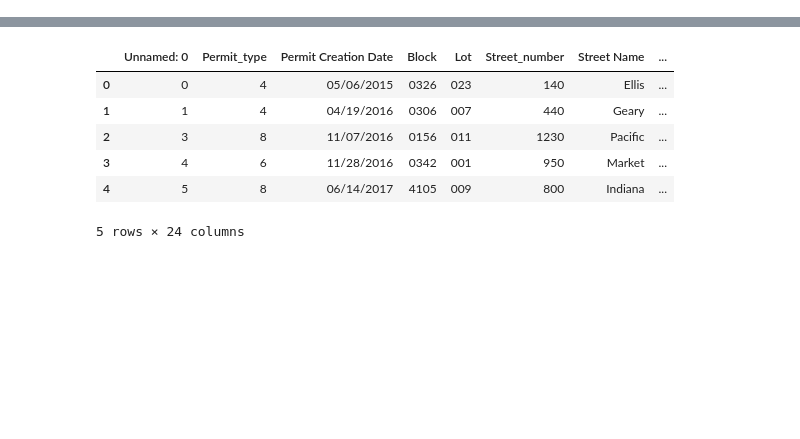
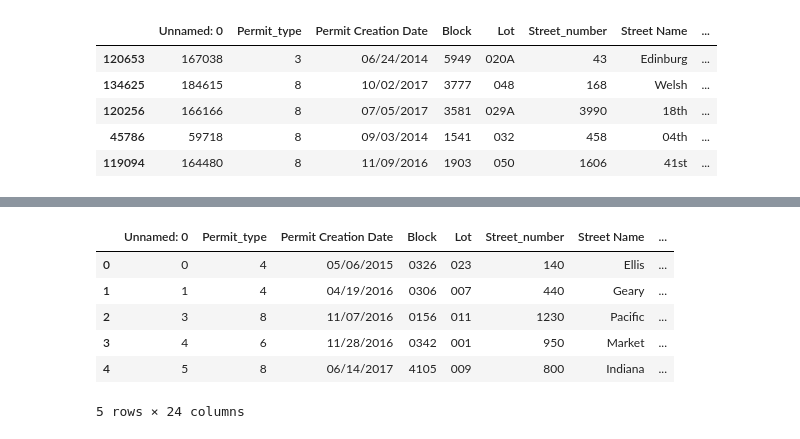
Before and after one commit to LuckyStrike357/atit2_assignment2, a Jupyter notebook: B Permits Exploration .ipynb, the cells around one changed output, grey strips where cells are left out. Drawn from its saved outputs; the diff is of its cells as text; code cells hidden in the pictures; blank space fills up the shorter version.

```diff
--- a/B Permits Exploration .ipynb
+++ b/B Permits Exploration .ipynb
@@ -29,0 +38,33 @@ sf_df.shape
+# %%
+#Split the data fields
+
+date_columns = [
+    'Permit Creation Date',
+    'Current Status Date',
+    'Filed Date',
+    'Issued Date',
+    'First Construction Document Date',
+    'Permit Expiration Date'
+]
+
+def splitDates(column):
+    name = column[0:-4]
+    sf_df[name+'Year'] = sf_df[column].astype(str).str[-4:]
+    sf_df[name+'Year'] = pd.to_numeric(sf_df[name+'Year'], errors='coerce')
+    sf_df[name+'Day'] = sf_df[column].astype(str).str[3:5]
+    sf_df[name+'Day'] = pd.to_numeric(sf_df[name+'Day'], errors='coerce')
+    sf_df[name+'Month'] = sf_df[column].astype(str).str[0:2]
+    sf_df[name+'Month'] = pd.to_numeric(sf_df[name+'Month'], errors='coerce')
+
+for column in date_columns:
+    splitDates(column)
+
+pd.set_option('display.max_columns', 50)
+sf_df.sample(5)
+# %% [output]
+|  | Unnamed: 0 | Permit_type | Permit Creation Date | Block | Lot | Street_number | Street Name | ... |
+| 120653 | 167038 | 3 | 06/24/2014 | 5949 | 020A | 43 | Edinburg | ... |
+| 134625 | 184615 | 8 | 10/02/2017 | 3777 | 048 | 168 | Welsh | ... |
+| 120256 | 166166 | 8 | 07/05/2017 | 3581 | 029A | 3990 | 18th | ... |
+| 45786 | 59718 | 8 | 09/03/2014 | 1541 | 032 | 458 | 04th | ... |
+| 119094 | 164480 | 8 | 11/09/2016 | 1903 | 050 | 1606 | 41st | ... |
```
Also changed, not shown: parts of 6 cells of this notebook, 1 other file.
